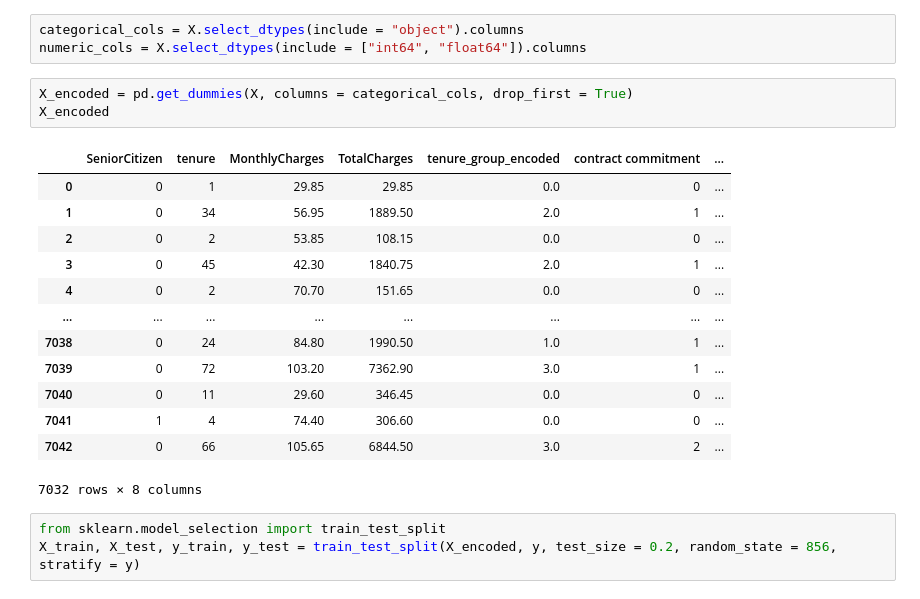
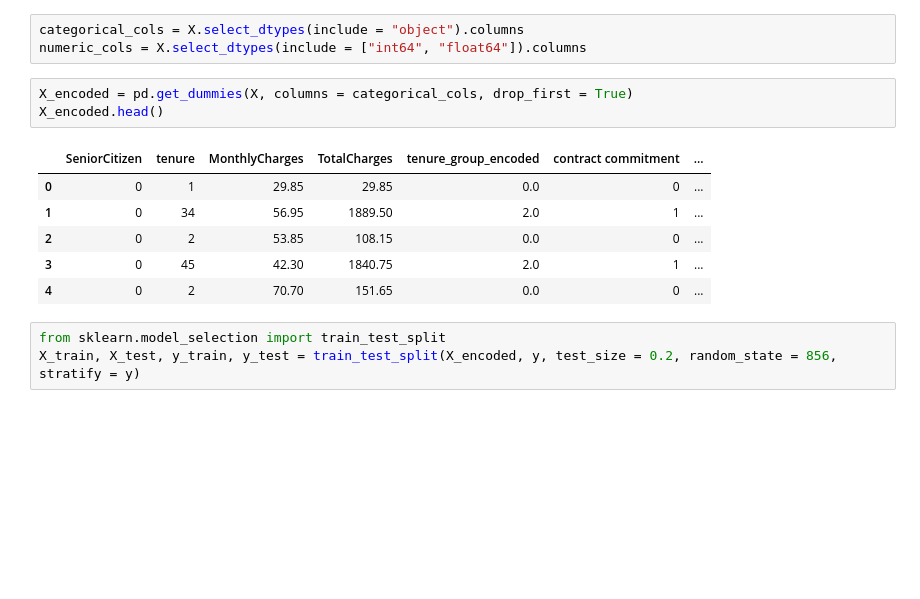
Before and after one commit to GranBan/granthbangard_ds_portfolio, a Jupyter notebook: Customer Churn and Retention Intelligence/Customer Churn & Retention.ipynb, the cells around one changed output. Cells and saved outputs as stored; diff of their text form; blank space fills up the shorter version.

```diff
--- a/Customer Churn and Retention Intelligence/Customer Churn & Retention.ipynb
+++ b/Customer Churn and Retention Intelligence/Customer Churn & Retention.ipynb
@@ -266,21 +259,14 @@ categorical_cols = X.select_dtypes(include = "object").columns
 numeric_cols = X.select_dtypes(include = ["int64", "float64"]).columns
 # %%
 X_encoded = pd.get_dummies(X, columns = categorical_cols, drop_first = True)
-X_encoded
+X_encoded.head()
 # %% [output]
 |  | SeniorCitizen | tenure | MonthlyCharges | TotalCharges | tenure_group_encoded | contract commitment | ... |
 | 0 | 0 | 1 | 29.85 | 29.85 | 0.0 | 0 | ... |
 | 1 | 0 | 34 | 56.95 | 1889.50 | 2.0 | 1 | ... |
 | 2 | 0 | 2 | 53.85 | 108.15 | 0.0 | 0 | ... |
 | 3 | 0 | 45 | 42.30 | 1840.75 | 2.0 | 1 | ... |
 | 4 | 0 | 2 | 70.70 | 151.65 | 0.0 | 0 | ... |
-| ... | ... | ... | ... | ... | ... | ... | ... |
-| 7038 | 0 | 24 | 84.80 | 1990.50 | 1.0 | 1 | ... |
-| 7039 | 0 | 72 | 103.20 | 7362.90 | 3.0 | 1 | ... |
-| 7040 | 0 | 11 | 29.60 | 346.45 | 0.0 | 0 | ... |
-| 7041 | 1 | 4 | 74.40 | 306.60 | 0.0 | 0 | ... |
-| 7042 | 0 | 66 | 105.65 | 6844.50 | 3.0 | 2 | ... |
-7032 rows × 8 columns
 # %%
 from sklearn.model_selection import train_test_split
 X_train, X_test, y_train, y_test = train_test_split(X_encoded, y, test_size = 0.2, random_state = 856, stratify = y)
```
Also changed, not shown: parts of 3 cells of this notebook.
